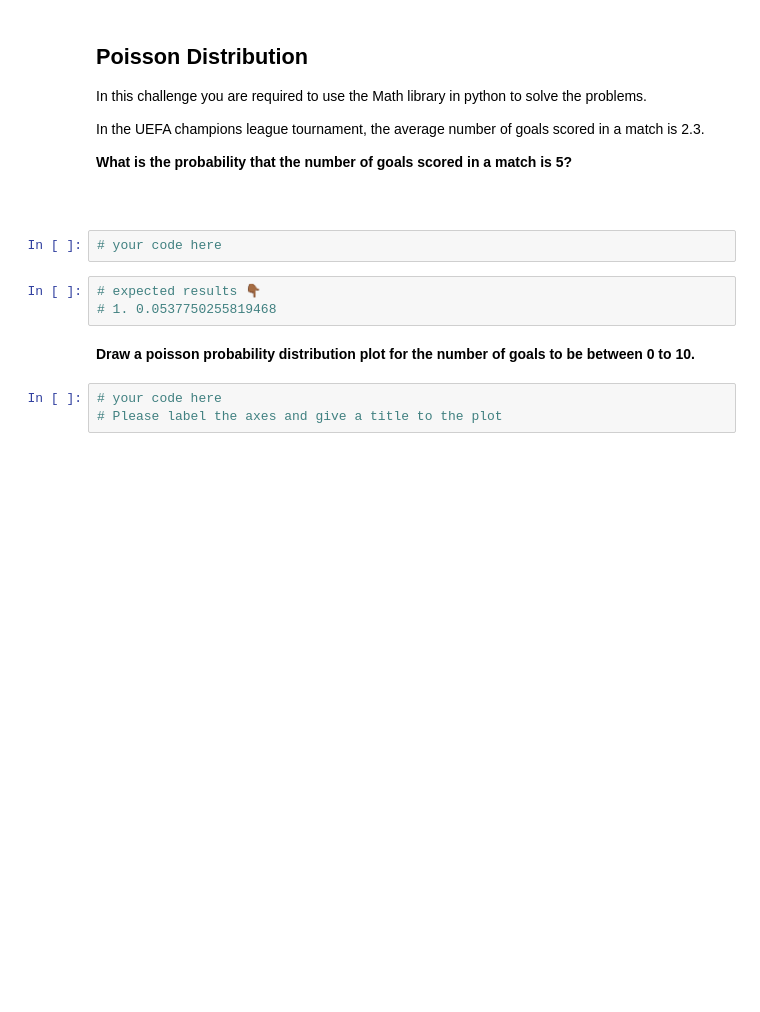
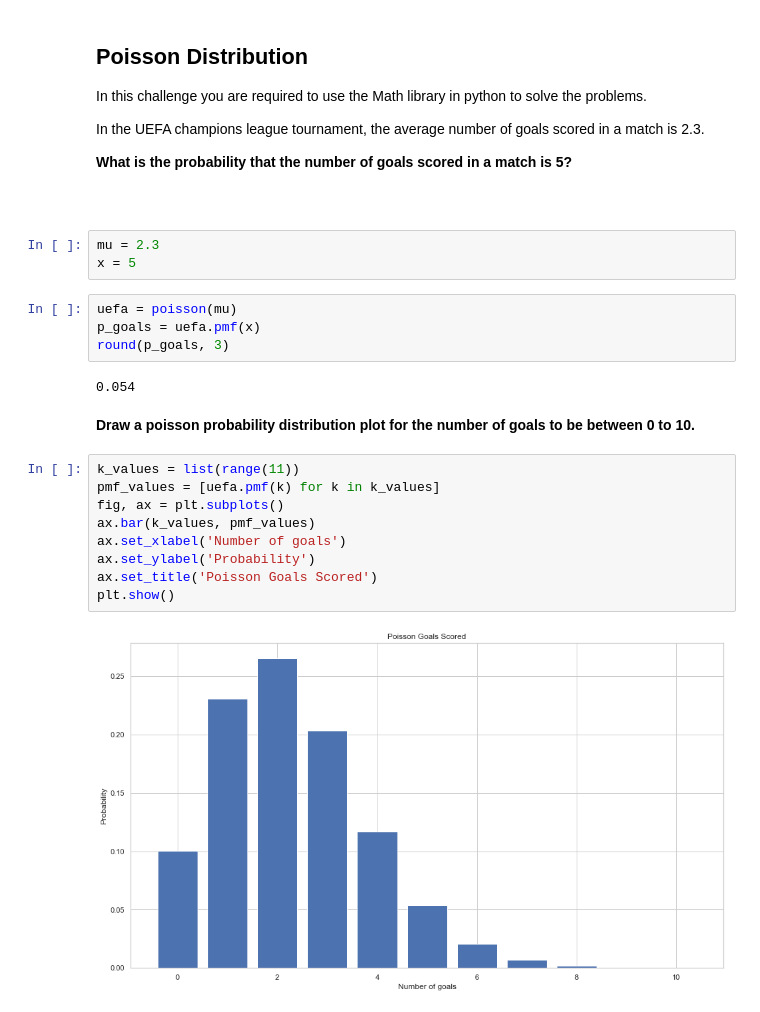
Before and after one commit to Ironhack-data-bcn-january-2023/lab-discrete-probability-distributions, a Jupyter notebook: your-code/main.ipynb, the cells around one changed output. Drawn from its saved outputs; the diff is of its cells as text; blank space fills up the shorter version.

````diff
--- a/your-code/main.ipynb
+++ b/your-code/main.ipynb
@@ -78,13 +119,25 @@ In the UEFA champions league tournament, the average number of goals scored in a
 **What is the probability that the number of goals scored in a match is 5?**
 
 ```
-# %%
-# your code here
-# %%
-# expected results 👇🏾
-# 1. 0.0537750255819468
+# %%
+mu = 2.3
+x = 5
+# %%
+uefa = poisson(mu)
+p_goals = uefa.pmf(x)
+round(p_goals, 3)
+# %% [output]
+0.054
 # %% [markdown]
 **Draw a poisson probability distribution plot for the number of goals to be between 0 to 10.**
-# %%
-# your code here
-# Please label the axes and give a title to the plot
+# %%
+k_values = list(range(11))
+pmf_values = [uefa.pmf(k) for k in k_values]
+fig, ax = plt.subplots()
+ax.bar(k_values, pmf_values)
+ax.set_xlabel('Number of goals')
+ax.set_ylabel('Probability')
+ax.set_title('Poisson Goals Scored')
+plt.show()
+# %% [output]
+[figure, added]
````
Also changed, not shown: parts of 18 cells of this notebook.
